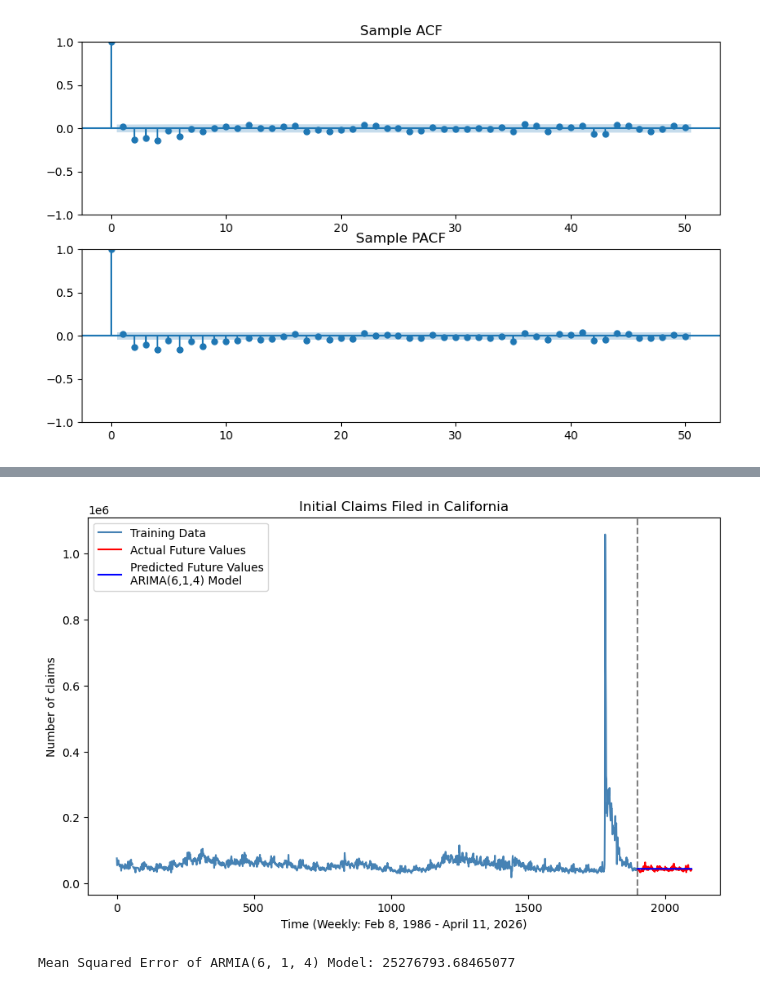
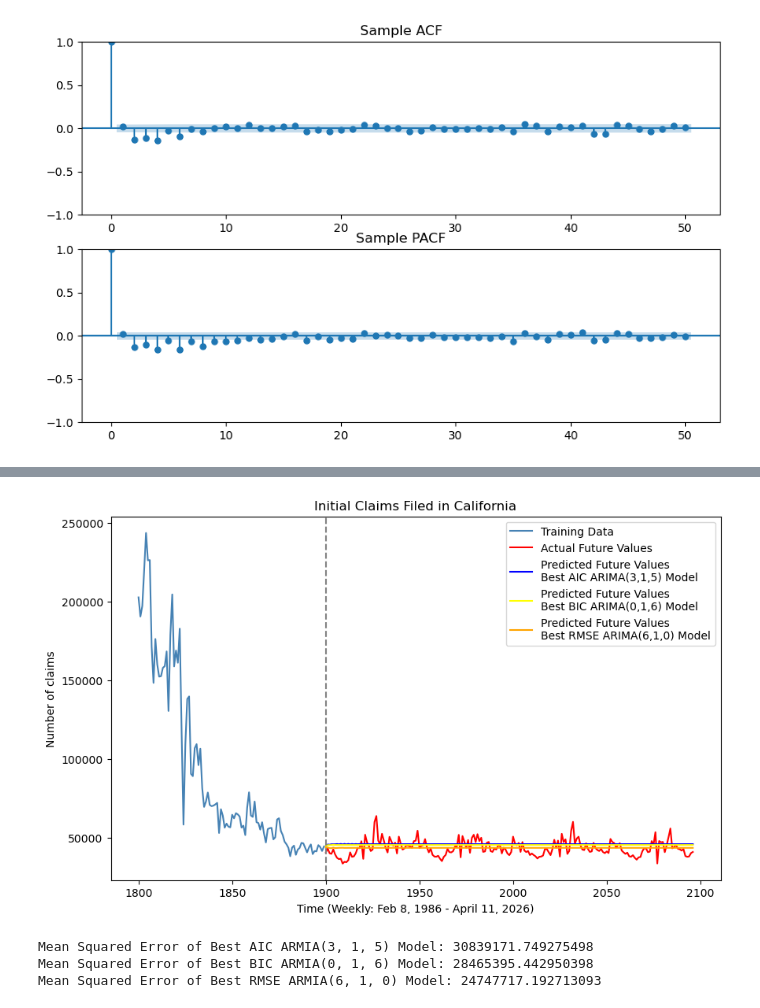
Before and after one commit to jeffreyhding/Econ148Project03, a Jupyter notebook: Econ148Proj03.ipynb, the cells around one changed output, grey strips where cells are left out. Cells and saved outputs as stored; diff of their text form; code cells hidden in the pictures.

Commit message:
Perform ARIMA model selection based on grid search

```diff
--- a/Econ148Proj03.ipynb
+++ b/Econ148Proj03.ipynb
@@ -109,0 +180,3 @@ Warnings:
+# %%
+best_aic_model = ARIMA(ytrain_CA, order=(best_aic['p'], best_aic['d'], best_aic['q'])).fit()
+print(best_aic_model.summary())
@@ -109,0 +201,3 @@ Warnings:
+# %%
+best_bic_model = ARIMA(ytrain_CA, order=(best_bic['p'], best_bic['d'], best_bic['q'])).fit()
+print(best_bic_model.summary())
@@ -109,0 +222,3 @@ Warnings:
+# %%
+best_rmse_model = ARIMA(ytrain_CA, order=(best_rmse['p'], best_rmse['d'], best_rmse['q'])).fit()
+print(best_rmse_model.summary())
@@ -110,19 +243,35 @@ Warnings:
 # %%
-CA_fcast = CA_model.get_prediction(start=1900, end=len(y_CA)-1)
-yhat_CA = CA_fcast.predicted_mean
-CA_mse = np.mean((ytest_CA - yhat_CA) ** 2)
+best_aic_fcast = best_aic_model.get_prediction(start=1900, end=len(y_CA)-1)
+best_aic_yhat = best_aic_fcast.predicted_mean
+best_aic_mse = np.mean((ytest_CA - best_aic_yhat) ** 2)
+
+best_bic_fcast = best_bic_model.get_prediction(start=1900, end=len(y_CA)-1)
+best_bic_yhat = best_bic_fcast.predicted_mean
+best_bic_mse = np.mean((ytest_CA - best_bic_yhat) ** 2)
+
+best_rmse_fcast = best_rmse_model.get_prediction(start=1900, end=len(y_CA)-1)
+best_rmse_yhat = best_rmse_fcast.predicted_mean
+best_rmse_mse = np.mean((ytest_CA - best_rmse_yhat) ** 2)
+
 
 plt.figure(figsize=(10,6))
-plt.plot(ttrain, ytrain_CA, color="steelblue", label="Training Data")
+plt.plot(ttrain[1800:], ytrain_CA[1800:], color="steelblue", label="Training Data")
 plt.plot(ttest, ytest_CA, color="red", label="Actual Future Values")
-plt.plot(ttest, yhat_CA, color="blue", label="Predicted Future Values\nARIMA(6,1,4) Model")
+plt.plot(ttest, best_aic_yhat, color="blue", label="Predicted Future Values\nBest AIC ARIMA(3,1,5) Model")
+plt.plot(ttest, best_bic_yhat, color="yellow", label="Predicted Future Values\nBest BIC ARIMA(0,1,6) Model")
+plt.plot(ttest, best_rmse_yhat, color="orange", label="Predicted Future Values\nBest RMSE ARIMA(6,1,0) Model")
+
 plt.axvline(x=1900, color="grey", linestyle="--")
 plt.xlabel("Time (Weekly: Feb 8, 1986 - April 11, 2026)")
 plt.ylabel("Number of claims")
 plt.title("Initial Claims Filed in California")
 plt.legend(); plt.show();
 
-print(f"Mean Squared Error of ARMIA(6, 1, 4) Model: {CA_mse}")
+print(f"Mean Squared Error of Best AIC ARMIA(3, 1, 5) Model: {best_aic_mse}")
+print(f"Mean Squared Error of Best BIC ARMIA(0, 1, 6) Model: {best_bic_mse}")
+print(f"Mean Squared Error of Best RMSE ARMIA(6, 1, 0) Model: {best_rmse_mse}")
 # %% [output]
-[figure, old version]
+[figure, new version]
-Mean Squared Error of ARMIA(6, 1, 4) Model: 25276793.68465077
+Mean Squared Error of Best AIC ARMIA(3, 1, 5) Model: 30839171.749275498
+Mean Squared Error of Best BIC ARMIA(0, 1, 6) Model: 28465395.442950398
+Mean Squared Error of Best RMSE ARMIA(6, 1, 0) Model: 24747717.192713093
```
Also changed, not shown: parts of 8 cells of this notebook.
